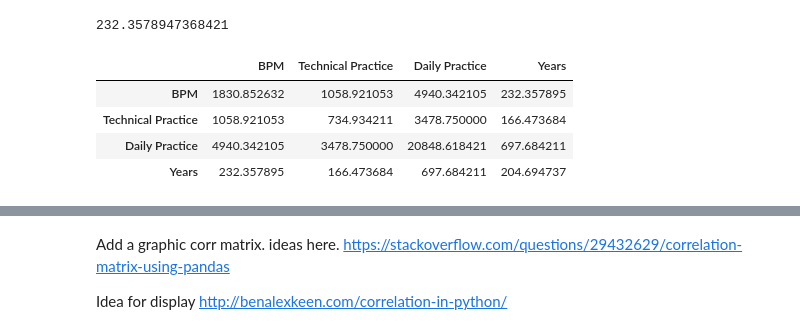
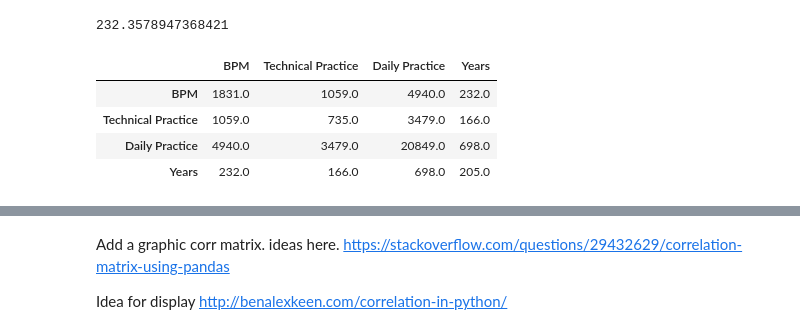
Before and after one commit to Wayne742/Programming-Project-S2, a Jupyter notebook: Programming for Data Analytics Project 2018.ipynb, the cells around one changed output, grey strips where cells are left out. Cells and saved outputs as stored; diff of their text form; code cells hidden in the pictures.

```diff
--- a/Programming for Data Analytics Project 2018.ipynb
+++ b/Programming for Data Analytics Project 2018.ipynb
@@ -139,10 +154,10 @@ baseline['BPM'].cov(baseline['Years'])
 # %% [output]
 232.3578947368421
 # %%
-baseline.cov()
+baseline.cov().round()
 # %% [output]
 |  | BPM | Technical Practice | Daily Practice | Years |
-| BPM | 1830.852632 | 1058.921053 | 4940.342105 | 232.357895 |
-| Technical Practice | 1058.921053 | 734.934211 | 3478.750000 | 166.473684 |
-| Daily Practice | 4940.342105 | 3478.750000 | 20848.618421 | 697.684211 |
-| Years | 232.357895 | 166.473684 | 697.684211 | 204.694737 |
+| BPM | 1831.0 | 1059.0 | 4940.0 | 232.0 |
+| Technical Practice | 1059.0 | 735.0 | 3479.0 | 166.0 |
+| Daily Practice | 4940.0 | 3479.0 | 20849.0 | 698.0 |
+| Years | 232.0 | 166.0 | 698.0 | 205.0 |
```
Also changed, not shown: parts of 21 cells of this notebook.
